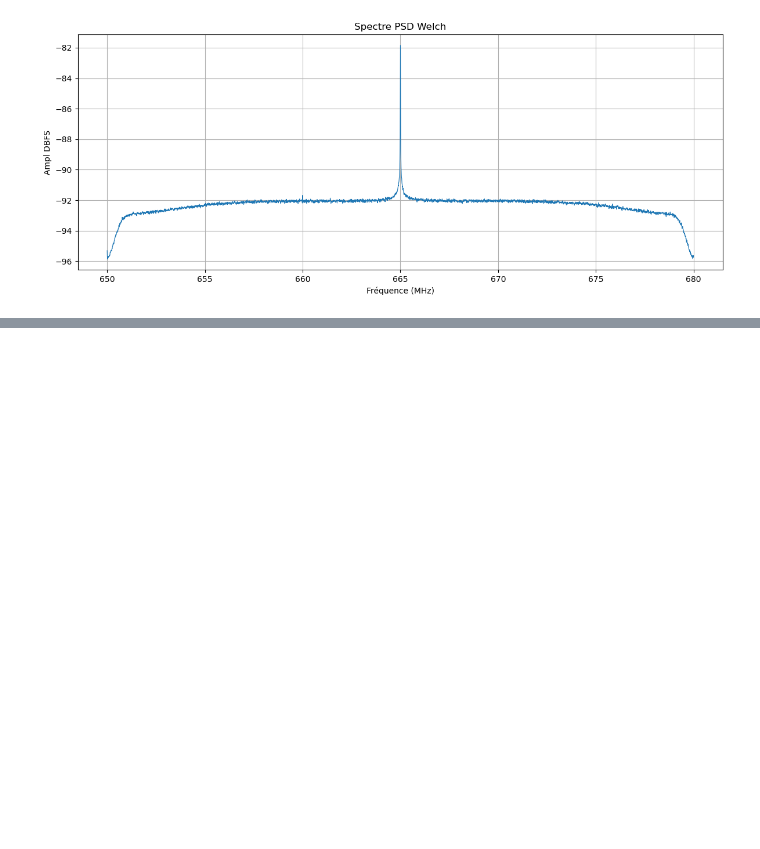
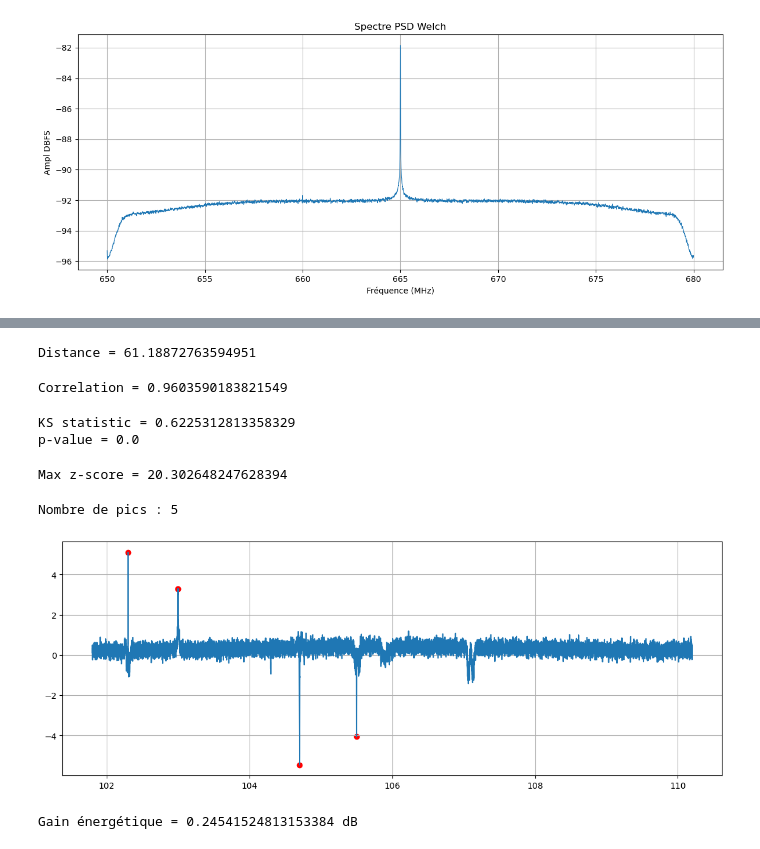
Before and after one commit to yousefBens/SDR_PRPD, a Jupyter notebook: Learn.ipynb, the cells around one changed output, grey strips where cells are left out. Cells and saved outputs as stored; diff of their text form; code cells hidden in the pictures; blank space fills up the shorter version.

```diff
--- a/Learn.ipynb
+++ b/Learn.ipynb
@@ -832,0 +890,78 @@ plot_spectrum(f, amp)
+# %%
+import numpy as np
+
+distance = np.linalg.norm(
+    psd_With - psd_None
+)
+
+print("Distance =", distance)
+# %% [output]
+Distance = 61.18872763594951
+# %%
+corr = np.corrcoef(
+    psd_With,
+    psd_None
+)[0,1]
+
+print("Correlation =", corr)
+# %% [output]
+Correlation = 0.9603590183821549
+# %%
+from scipy.stats import ks_2samp
+
+stat, p = ks_2samp(
+    psd_With,
+    psd_None
+)
+
+print("KS statistic =", stat)
+print("p-value =", p)
+# %% [output]
+KS statistic = 0.6225312813358329
+p-value = 0.0
+# %%
+delta = psd_With - psd_None
+
+mu = np.mean(delta)
+sigma = np.std(delta)
+
+z = (delta - mu)/sigma
+
+print("Max z-score =", np.max(np.abs(z)))
+# %% [output]
+Max z-score = 20.302648247628394
+# %%
+from scipy.signal import find_peaks
+
+delta = psd_With - psd_None
+
+peaks, props = find_peaks(
+    np.abs(delta),
+    height=3
+)
+
+print("Nombre de pics :", len(peaks))
+
+plt.figure(figsize=(14,5))
+plt.plot(freqs_With/1e6, delta)
+
+plt.scatter(
+    freqs_With[peaks]/1e6,
+    delta[peaks],
+    color='red'
+)
+
+plt.grid(True)
+plt.show()
+# %% [output]
+Nombre de pics : 5
+[figure, added]
+# %%
+E_none = np.sum(10**(psd_None/10))
+E_with = np.sum(10**(psd_With/10))
+
+gain_db = 10*np.log10(E_with/E_none)
+
+print("Gain énergétique =", gain_db, "dB")
+# %% [output]
+Gain énergétique = 0.24541524813153384 dB
```
Also changed, not shown: parts of 45 cells of this notebook, 9 other files.
